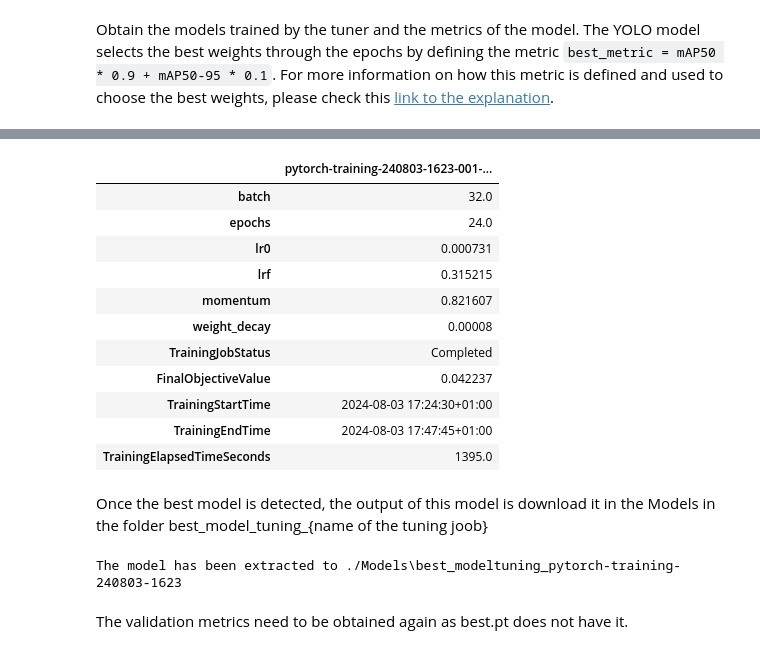
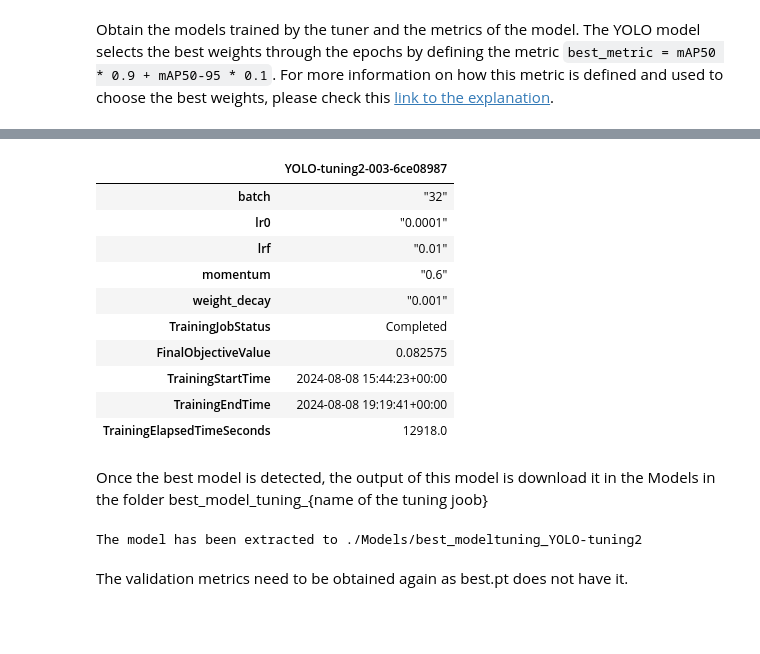
Before and after one commit to ACM40960/project-danielquesada89, a Jupyter notebook: Notebooks/4_yolo_code.ipynb, the cells around one changed output, grey strips where cells are left out. Cells and saved outputs as stored; diff of their text form; code cells hidden in the pictures; blank space fills up the shorter version.

```diff
--- a/Notebooks/4_yolo_code.ipynb
+++ b/Notebooks/4_yolo_code.ipynb
@@ -724,9 +553,13 @@ results_df
 s3 = boto3.client('s3')
 
 # Retrieve training job names from the dataframe
-tuner_analytics = HyperparameterTuningJobAnalytics(name_tuning)
+tuner_analytics = HyperparameterTuningJobAnalytics(tuning_jobname)
 results_df = tuner_analytics.dataframe()
-training_job_names = results_df["TrainingJobName"].tolist()
+
+# we exclude the failed cases
+successful_jobs_df = results_df[results_df["TrainingJobStatus"] != "Failed"]
+training_job_names = successful_jobs_df["TrainingJobName"].tolist()
+
 
 # Create a dictionary to store the paths of the .tar.gz files
 output_targz_dict = {
@@ -735,54 +568,54 @@ output_targz_dict = {
     for job_name in training_job_names
     if job_name in file['Key']
 }
+
 
 
 results_df.set_index('TrainingJobName', inplace=True)
 
 # Process each .tar.gz file and update the dataframe
 for job_name, tar_gz_file in output_targz_dict.items():
     response = s3.get_object(Bucket=bucket_name2, Key=tar_gz_file)
     tar_gz_data = response['Body'].read()
 
     with tarfile.open(fileobj=BytesIO(tar_gz_data), mode='r:gz') as tar:
         # Look for the 'train/results.csv' file inside the .tar.gz
         csv_file = tar.extractfile('train/results.csv')
         if csv_file:
             # Read the CSV file into a pandas DataFrame
             df = pd.read_csv(csv_file)
             df.columns = df.columns.str.strip()
 
             # Calculate the combined metric
             df['combined_metric'] = df['metrics/mAP50(M)'] * 0.9 + df['metrics/mAP50-95(M)'] * 0.1
             results_df.loc[job_name, "FinalObjectiveValue"] = df['combined_metric'].max()
 
         else:
             print(f"'train/results.csv' not found in {tar_gz_file}")
 
 
 # FinalObjectiveValue = mAP50 * 0.9 + mAP50-95 * 0.1 (Segmentation)
 results_df = results_df.sort_values(by='FinalObjectiveValue', ascending=False)
-pd.DataFrame(results_df.iloc[0])
+pd.DataFrame(results_df.iloc[0]).T
 # %% [output]
-|  | pytorch-training-240803-1623-001-... |
-| batch | 32.0 |
-| epochs | 24.0 |
-| lr0 | 0.000731 |
-| lrf | 0.315215 |
-| momentum | 0.821607 |
-| weight_decay | 0.00008 |
+|  | YOLO-tuning2-003-6ce08987 |
+| batch | "32" |
+| lr0 | "0.0001" |
+| lrf | "0.01" |
+| momentum | "0.6" |
+| weight_decay | "0.001" |
 | TrainingJobStatus | Completed |
-| FinalObjectiveValue | 0.042237 |
-| TrainingStartTime | 2024-08-03 17:24:30+01:00 |
-| TrainingEndTime | 2024-08-03 17:47:45+01:00 |
-| TrainingElapsedTimeSeconds | 1395.0 |
+| FinalObjectiveValue | 0.082575 |
+| TrainingStartTime | 2024-08-08 15:44:23+00:00 |
+| TrainingEndTime | 2024-08-08 19:19:41+00:00 |
+| TrainingElapsedTimeSeconds | 12918.0 |
 # %% [markdown]
 Once the best model is detected, the output of this model is download it in the Models in the folder best_model_tuning_{name of the tuning joob}
 # %%
 # obtain output of the best job
 best_jobname = results_df.index[0]
 targz_bestmodel = output_targz_dict[best_jobname]
-path_bestmodel = os.path.join(path_models, f'best_modeltuning_{name_tuning}')
+path_bestmodel = os.path.join(path_models, f'best_modeltuning_{tuning_jobname}')
 
 if os.path.exists(path_bestmodel):
     shutil.rmtree(path_bestmodel)
@@ -798,7 +631,7 @@ with tarfile.open(fileobj=BytesIO(tar_gz_data), mode='r:gz') as tar:
 
 print(f"The model has been extracted to {path_bestmodel}")
 # %% [output]
-The model has been extracted to ./Models\best_modeltuning_pytorch-training-240803-1623
+The model has been extracted to ./Models/best_modeltuning_YOLO-tuning2
 # %% [markdown]
 The validation metrics need to be obtained again as best.pt does not have it.
 # %%
```
Also changed, not shown: parts of 50 cells of this notebook, 5 other files.
